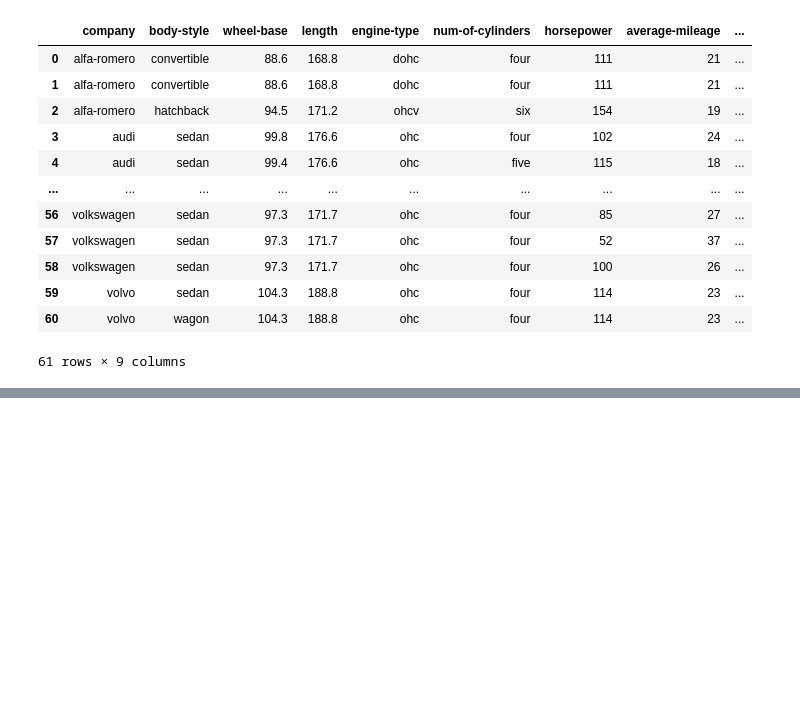
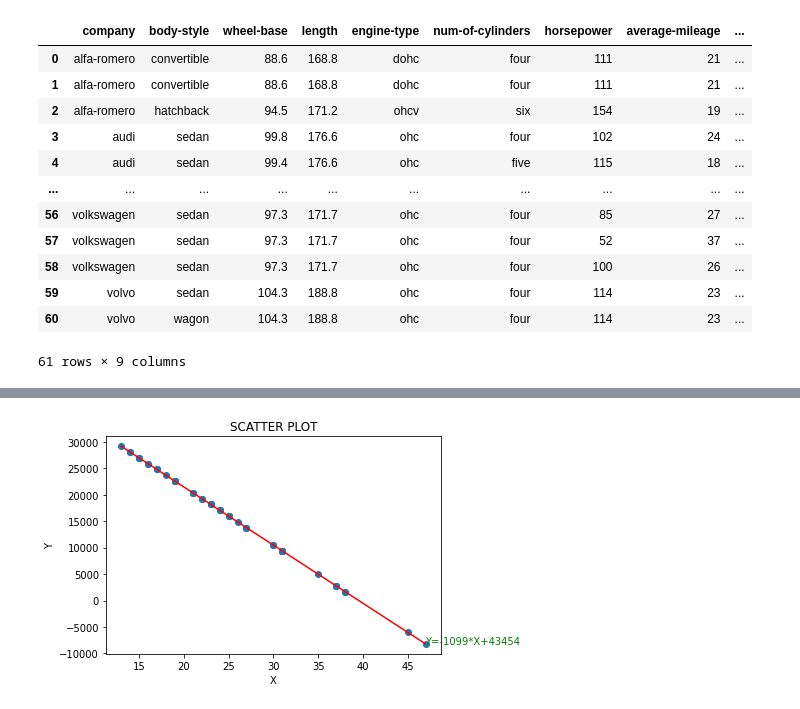
Before and after one commit to Ben-Littell/automobile_data, a Jupyter notebook: automobile-data.ipynb, the cells around one changed output, grey strips where cells are left out. Drawn from its saved outputs; the diff is of its cells as text; code cells hidden in the pictures; blank space fills up the shorter version.

```diff
--- a/automobile-data.ipynb
+++ b/automobile-data.ipynb
@@ -25,0 +155,20 @@ ad_df
+# %%
+def scatter_plot(data1, data2, slope, y_int):
+    y_vals = []
+    x_data = [min(data1), max(data1)]
+    for val in range(2):
+        ans = (slope * x_data[val]) + y_int
+        y_vals.append(ans)
+    plt.plot(x_data, y_vals, '-r')
+    plt.scatter(data1, data2)
+    plt.title('SCATTER PLOT')
+    plt.xlabel('X')
+    plt.ylabel('Y')
+    plt.text(x_data[1], y_vals[1], f'Y={round(slope)}*X+{round(y_int)}', color='g')
+    plt.show()
+
+
+lsc = least_sqrs(hp, hp_ep)
+scatter_plot(hp, hp_ep, lsc[0], lsc[1])
+# %% [output]
+[figure, added]
```
Also changed, not shown: parts of 8 cells of this notebook.
